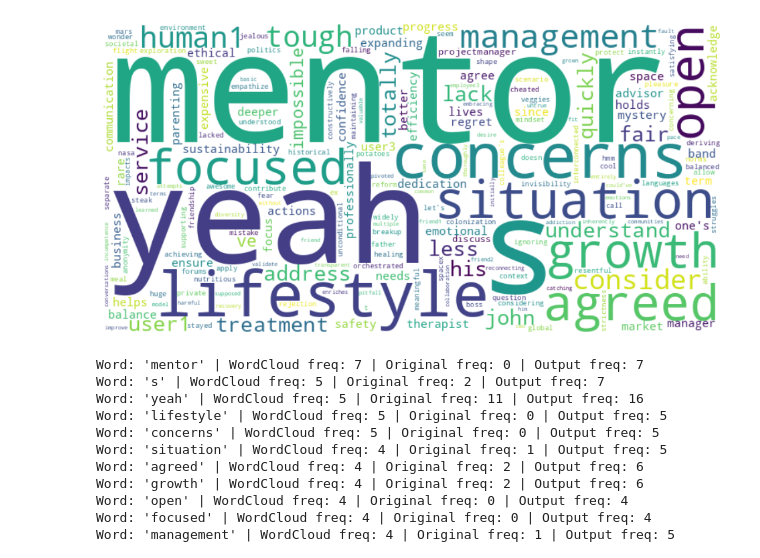
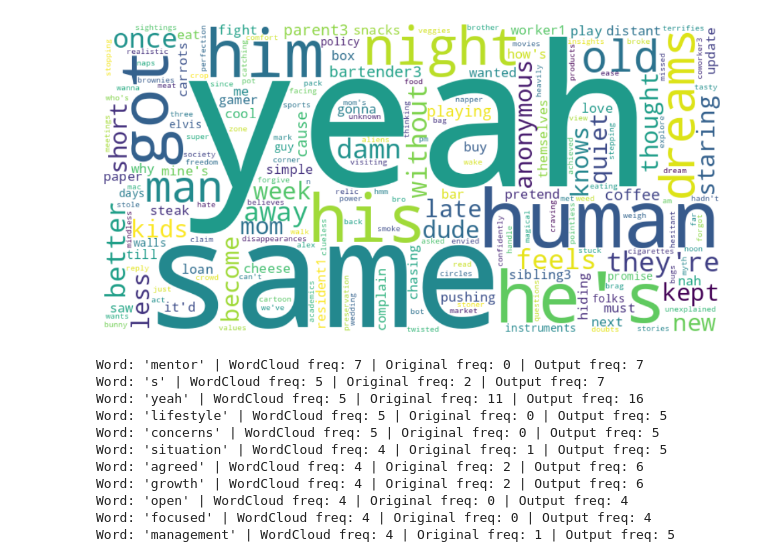
Before and after one commit to fringewidth/steer-clear, a Jupyter notebook: figures.ipynb, the cells around one changed output. Cells and saved outputs as stored; diff of their text form; code cells hidden in the pictures.

Commit message:
folder reorg + direction based outputs

```diff
--- a/figures.ipynb
+++ b/figures.ipynb
@@ -8,7 +8,7 @@ import matplotlib.pyplot as plt
 def tokenize(text):
     return re.findall(r"[a-zA-Z0-9]+(?:'[a-zA-Z0-9]+)?", text.lower())
 
-with open("model_outputs/phase1/ckpt_14.json") as f:
+with open("model_outputs/phase1/lora/ckpt_20.json") as f:
     raw_outputs = json.load(f)
 
 outputs = [
@@ -19,34 +19,34 @@ outputs = [
     }
     for item in raw_outputs
 ]
 
 original_text = " ".join(item["original_completion"] for item in outputs)
 output_text   = " ".join(item["output"] for item in outputs)
 
 original_freq = Counter(tokenize(original_text))
 output_freq   = Counter(tokenize(output_text))
 
 diff_freq = {}
 for word, freq in output_freq.items():
     base = original_freq.get(word, 0)
     delta = freq - base
     if delta > 0:
         diff_freq[word] = delta
 
 # # Generate word cloud
 wc = WordCloud(width=800, height=400, background_color="white")
 wc.generate_from_frequencies(diff_freq)
 
 # # Show word cloud
 plt.figure(figsize=(12, 6))
 plt.imshow(wc, interpolation="bilinear")
 plt.axis("off")
 plt.show()
 
 
 # output_freq, original_freq, diff_freq
 # %% [output]
-[figure, old version]
+[figure, new version]
 # %%
 topk_words = sorted(diff_freq.items(), key=lambda x: abs(x[1]), reverse=True)[:1000]
 
```
Also changed, not shown: 43 other files.
